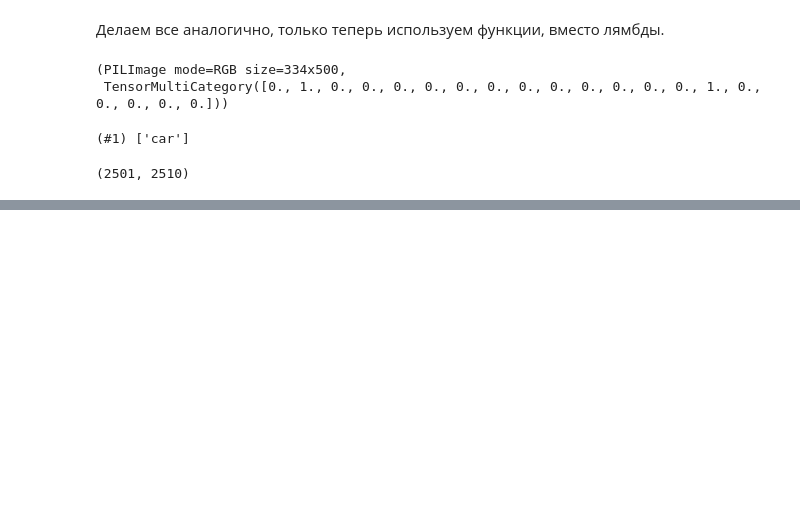
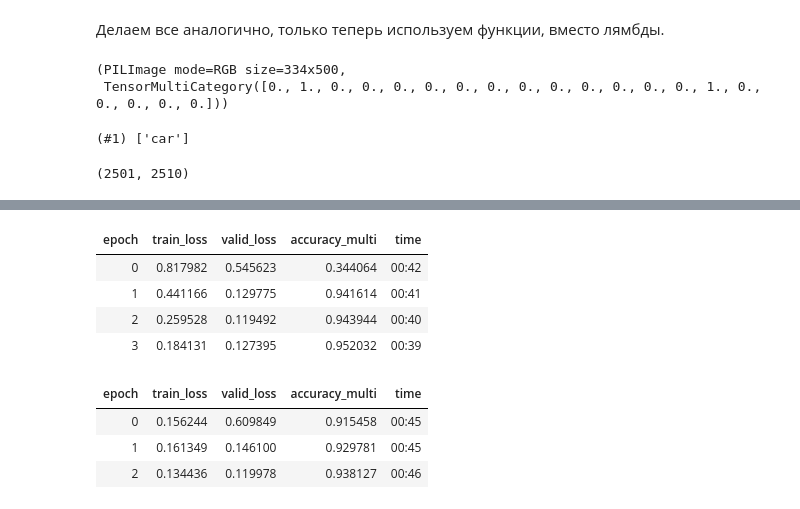
Before and after one commit to Kisaua/fastai-colab-learning, a Jupyter notebook: 06_multicat.ipynb, the cells around one changed output, grey strips where cells are left out. Saved outputs shown, nothing was run; the diff lists cells and outputs as text; code cells hidden in the pictures; blank space fills up the shorter version.

```diff
--- a/06_multicat.ipynb
+++ b/06_multicat.ipynb
@@ -101,0 +195,13 @@ dls.show_batch(nrows=3, ncols=3)
+# %%
+learn = cnn_learner(dls, resnet50, metrics=partial(accuracy_multi, thresh=0.2))
+learn.fine_tune(3, base_lr=2e-2, freeze_epochs=4)
+# %% [output]
+| epoch | train_loss | valid_loss | accuracy_multi | time |
+| 0 | 0.817982 | 0.545623 | 0.344064 | 00:42 |
+| 1 | 0.441166 | 0.129775 | 0.941614 | 00:41 |
+| 2 | 0.259528 | 0.119492 | 0.943944 | 00:40 |
+| 3 | 0.184131 | 0.127395 | 0.952032 | 00:39 |
+| epoch | train_loss | valid_loss | accuracy_multi | time |
+| 0 | 0.156244 | 0.609849 | 0.915458 | 00:45 |
+| 1 | 0.161349 | 0.146100 | 0.929781 | 00:45 |
+| 2 | 0.134436 | 0.119978 | 0.938127 | 00:46 |
```
Also changed, not shown: parts of 16 cells of this notebook.
